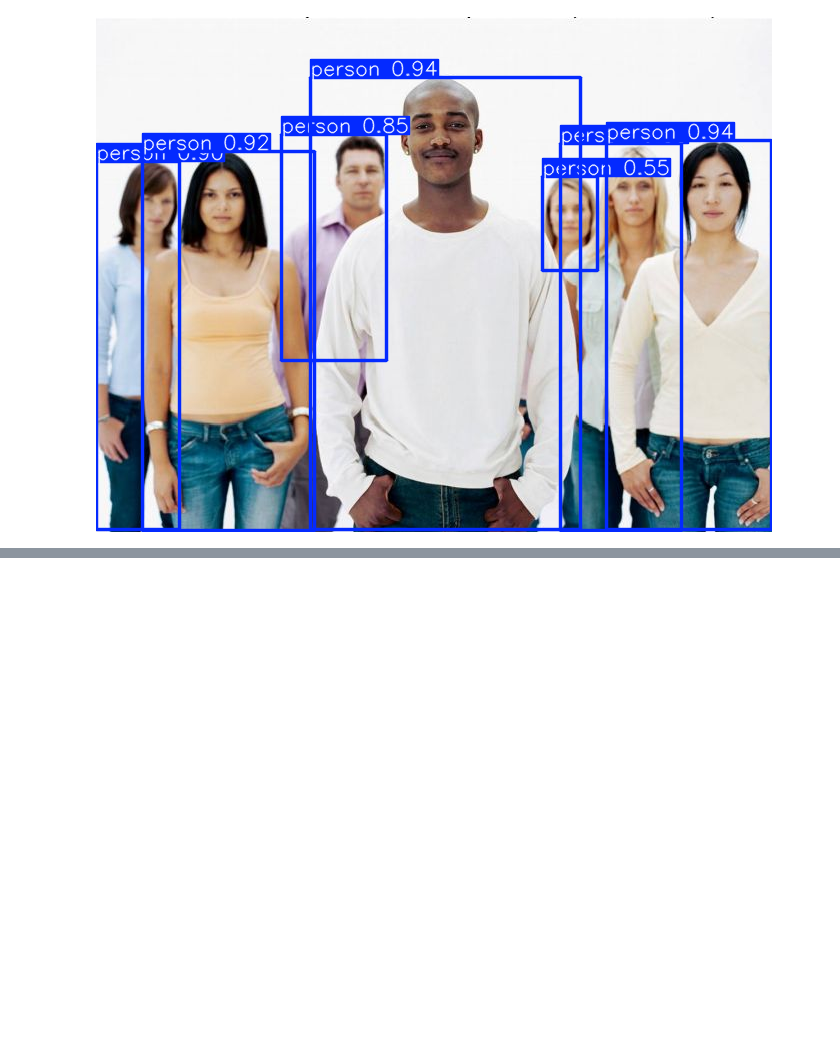
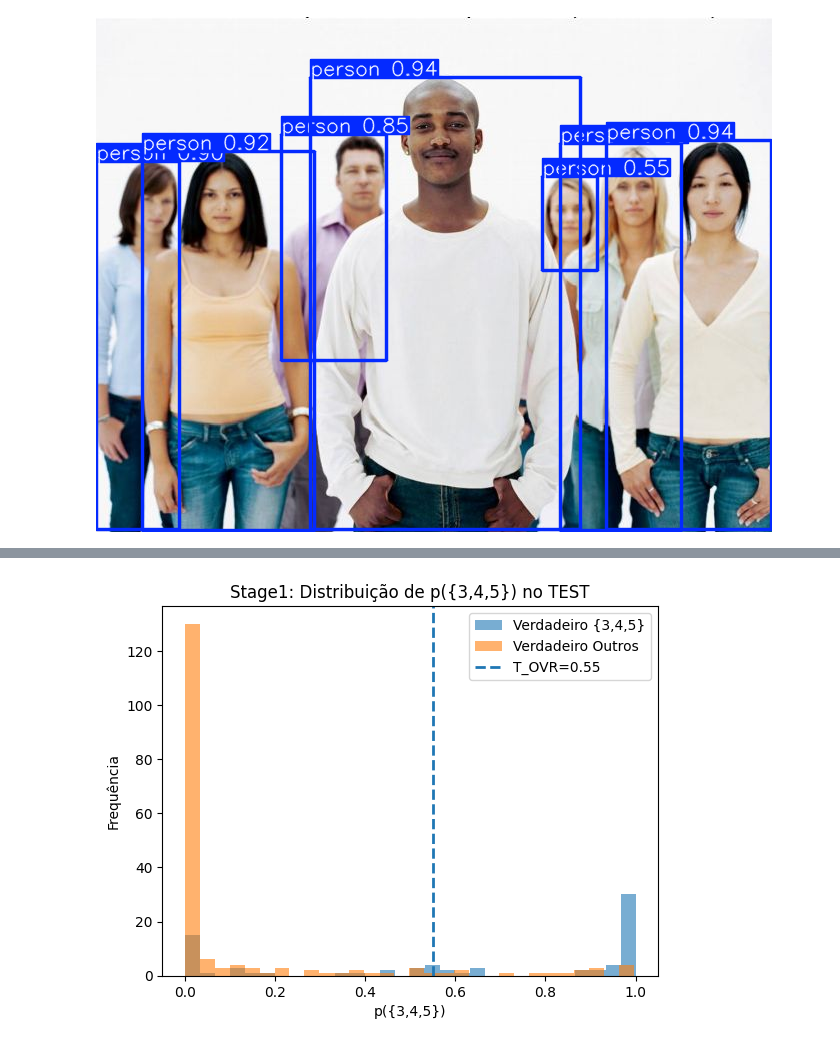
Before and after one commit to MiguelAngelo88/prova-mobit, a Jupyter notebook: solution.ipynb, the cells around one changed output, grey strips where cells are left out. Saved outputs shown, nothing was run; the diff lists cells and outputs as text; code cells hidden in the pictures; blank space fills up the shorter version.

```diff
--- a/solution.ipynb
+++ b/solution.ipynb
@@ -193,0 +715,17 @@ Pessoas detectadas: 7
+# %%
+# =========================
+# 15) GRÁFICO PARA DISCUSSÃO: HISTOGRAMA p({3,4,5})
+# =========================
+is_345_true = (y_true != 3)
+
+plt.figure()
+plt.hist(p345[is_345_true], bins=30, alpha=0.6, label="Verdadeiro {3,4,5}")
+plt.hist(p345[~is_345_true], bins=30, alpha=0.6, label="Verdadeiro Outros")
+plt.axvline(T_OVR, linestyle="--", linewidth=2, label=f"T_OVR={T_OVR}")
+plt.title("Stage1: Distribuição de p({3,4,5}) no TEST")
+plt.xlabel("p({3,4,5})")
+plt.ylabel("Frequência")
+plt.legend()
+plt.show()
+# %% [output]
+[figure, added]
```
Also changed, not shown: parts of 19 cells of this notebook.
